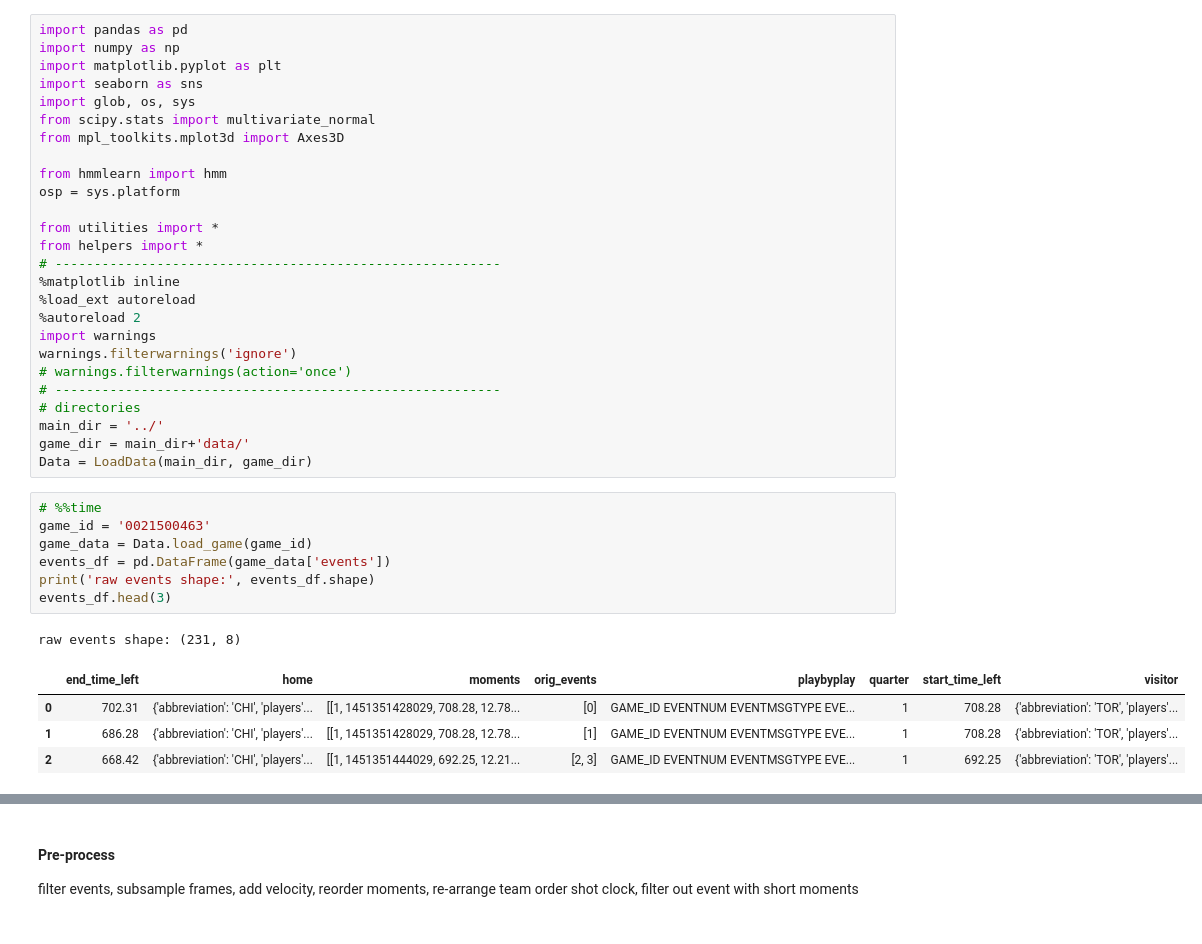
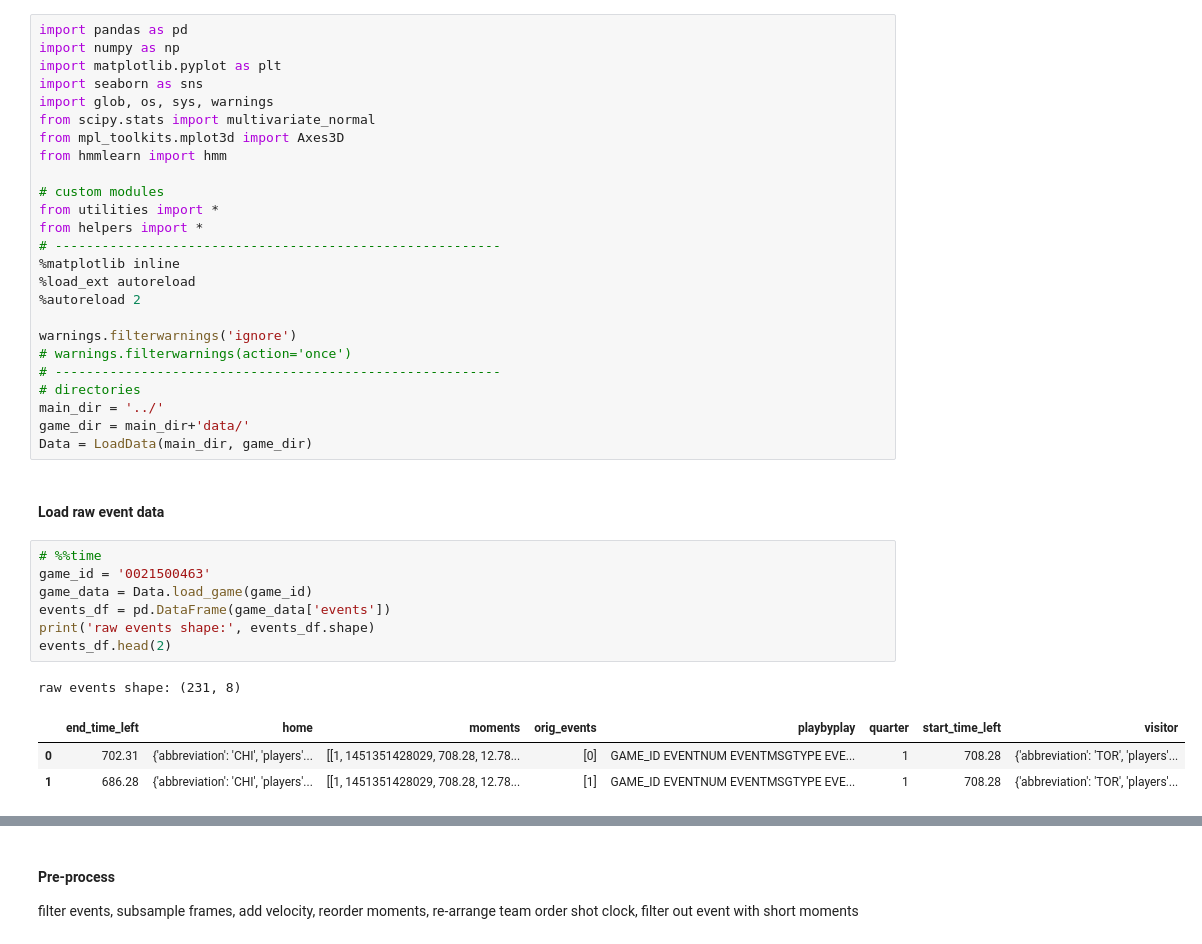
Before and after one commit to samshipengs/Coordinated-Multi-Agent-Imitation-Learning, a Jupyter notebook: code/RoleAlignment.ipynb, the cells around one changed output, grey strips where cells are left out. Drawn from its saved outputs; the diff is of its cells as text.

```diff
--- a/code/RoleAlignment.ipynb
+++ b/code/RoleAlignment.ipynb
@@ -3,20 +3,19 @@ import pandas as pd
 import numpy as np
 import matplotlib.pyplot as plt
 import seaborn as sns
-import glob, os, sys
+import glob, os, sys, warnings
 from scipy.stats import multivariate_normal
 from mpl_toolkits.mplot3d import Axes3D
+from hmmlearn import hmm
 
-from hmmlearn import hmm
-osp = sys.platform
-
+# custom modules
 from utilities import *
 from helpers import *
 # ---------------------------------------------------------
 %matplotlib inline
 %load_ext autoreload
 %autoreload 2
-import warnings
+
 warnings.filterwarnings('ignore')
 # warnings.filterwarnings(action='once')
 # ---------------------------------------------------------
@@ -24,16 +23,17 @@ warnings.filterwarnings('ignore')
 main_dir = '../'
 game_dir = main_dir+'data/'
 Data = LoadData(main_dir, game_dir)
+# %% [markdown]
+#### Load raw event data
 # %%
 # %%time
 game_id = '0021500463'
 game_data = Data.load_game(game_id)
 events_df = pd.DataFrame(game_data['events'])
 print('raw events shape:', events_df.shape)
-events_df.head(3)
+events_df.head(2)
 # %% [output]
 raw events shape: (231, 8)
 |  | end_time_left | home | moments | orig_events | playbyplay | quarter | start_time_left | visitor |
 | 0 | 702.31 | {'abbreviation': 'CHI', 'players'... | [[1, 1451351428029, 708.28, 12.78... | [0] | GAME_ID EVENTNUM EVENTMSGTYPE EVE... | 1 | 708.28 | {'abbreviation': 'TOR', 'players'... |
 | 1 | 686.28 | {'abbreviation': 'CHI', 'players'... | [[1, 1451351428029, 708.28, 12.78... | [1] | GAME_ID EVENTNUM EVENTMSGTYPE EVE... | 1 | 708.28 | {'abbreviation': 'TOR', 'players'... |
-| 2 | 668.42 | {'abbreviation': 'CHI', 'players'... | [[1, 1451351444029, 692.25, 12.21... | [2, 3] | GAME_ID EVENTNUM EVENTMSGTYPE EVE... | 1 | 692.25 | {'abbreviation': 'TOR', 'players'... |
```
Also changed, not shown: parts of 29 cells of this notebook, 1 other file.
